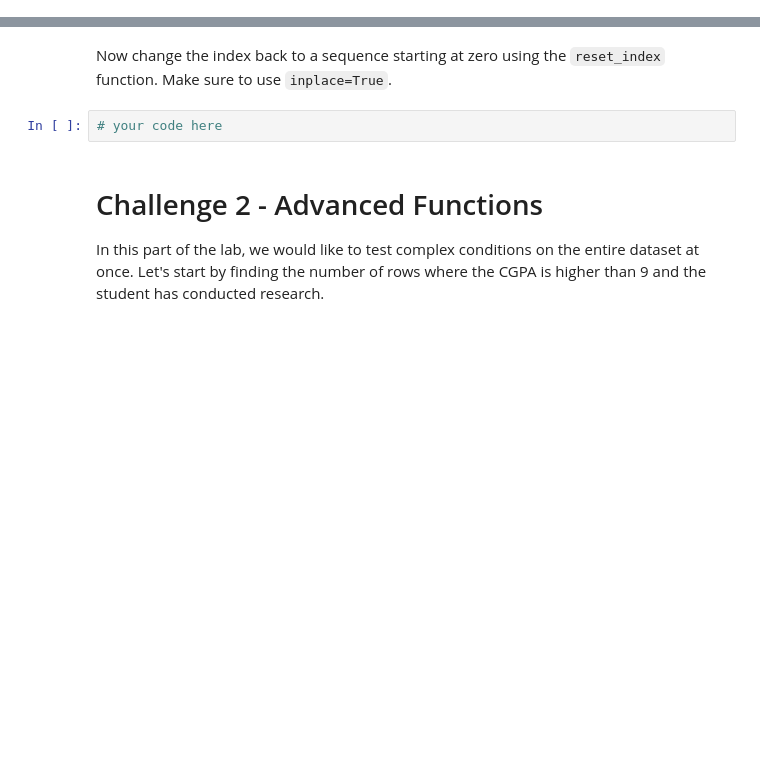
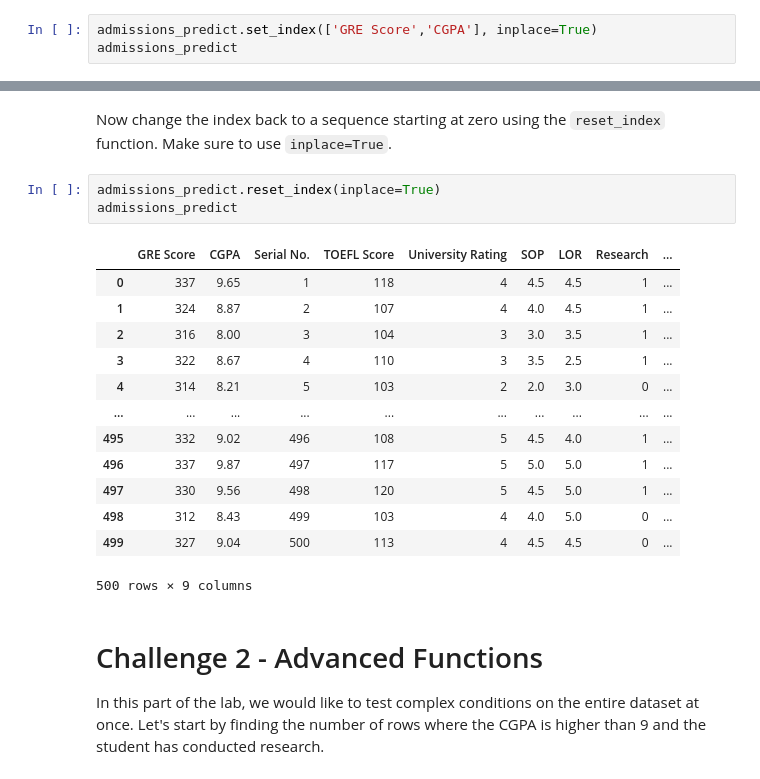
Before and after one commit to ivanrepi/dataptmad1121_labs, a Jupyter notebook: module-2/advanced-pandas/your-code/main.ipynb, the cells around one changed output, grey strips where cells are left out. Cells and saved outputs as stored; diff of their text form; blank space fills up the shorter version.

```diff
--- a/module-2/advanced-pandas/your-code/main.ipynb
+++ b/module-2/advanced-pandas/your-code/main.ipynb
@@ -103,3 +103,6 @@ len(unique_cgpa)
 184
 # %% [markdown]
 Replace the index with an index comprised of two columns - `GRE Score` and `CGPA`. Remove the columns from the dataset as well. Make sure to use `inplace=True`.
+# %%
+admissions_predict.set_index(['GRE Score','CGPA'], inplace=True)
+admissions_predict
@@ -106,7 +124,22 @@ Replace the index with an index comprised of two columns - `GRE Score` and `CGPA
 # %% [markdown]
 Now change the index back to a sequence starting at zero using the `reset_index` function. Make sure to use `inplace=True`.
-# %%
-# your code here
+# %%
+admissions_predict.reset_index(inplace=True)
+admissions_predict
+# %% [output]
+|  | GRE Score | CGPA | Serial No. | TOEFL Score | University Rating | SOP | LOR | Research | ... |
+| 0 | 337 | 9.65 | 1 | 118 | 4 | 4.5 | 4.5 | 1 | ... |
+| 1 | 324 | 8.87 | 2 | 107 | 4 | 4.0 | 4.5 | 1 | ... |
+| 2 | 316 | 8.00 | 3 | 104 | 3 | 3.0 | 3.5 | 1 | ... |
+| 3 | 322 | 8.67 | 4 | 110 | 3 | 3.5 | 2.5 | 1 | ... |
+| 4 | 314 | 8.21 | 5 | 103 | 2 | 2.0 | 3.0 | 0 | ... |
+| ... | ... | ... | ... | ... | ... | ... | ... | ... | ... |
+| 495 | 332 | 9.02 | 496 | 108 | 5 | 4.5 | 4.0 | 1 | ... |
+| 496 | 337 | 9.87 | 497 | 117 | 5 | 5.0 | 5.0 | 1 | ... |
+| 497 | 330 | 9.56 | 498 | 120 | 5 | 4.5 | 5.0 | 1 | ... |
+| 498 | 312 | 8.43 | 499 | 103 | 4 | 4.0 | 5.0 | 0 | ... |
+| 499 | 327 | 9.04 | 500 | 113 | 4 | 4.5 | 4.5 | 0 | ... |
+500 rows × 9 columns
 # %% [markdown]
 # Challenge 2 - Advanced Functions
 
```
Also changed, not shown: parts of 1 cell of this notebook.
